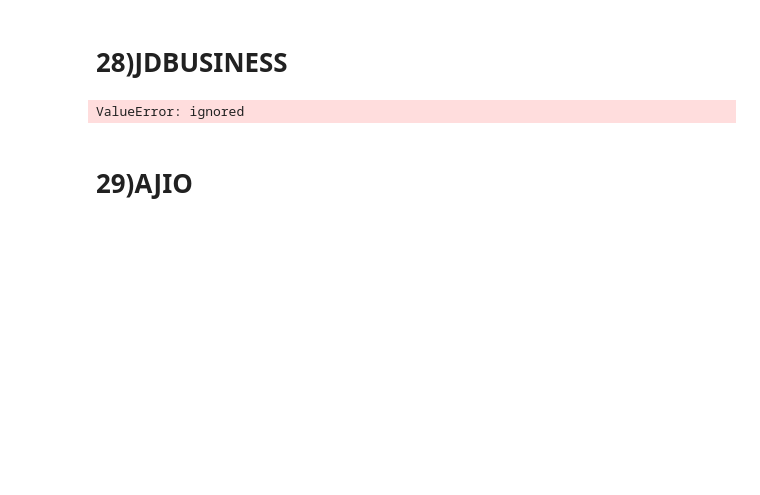
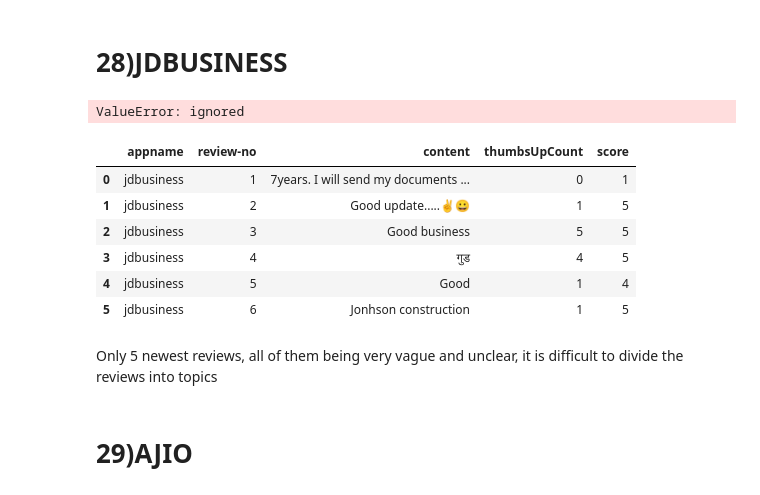
Before and after one commit to vedasam-ch15/Google-Play-Store-Data-Analysis, a Jupyter notebook: Topic_Modeling_apps.ipynb, the cells around one changed output. Saved outputs shown, nothing was run; the diff lists cells and outputs as text; code cells hidden in the pictures; blank space fills up the shorter version.

Commit message:
Topic modeling done

```diff
--- a/Topic_Modeling_apps.ipynb
+++ b/Topic_Modeling_apps.ipynb
@@ -866,6 +1033,22 @@ Words: 0.069*"meet" + 0.057*"phone" + 0.054*"permiss" + 0.054*"need" + 0.042*"co
 lda(appsnamelist[27])
 # %% [output]
 ValueError: ignored
+# %%
+for (appname), group in full_data.groupby(['appname']):
+     group.to_csv(f'{appname}.csv', index=False)
+
+data1 = pd.read_csv('jdbusiness.csv')
+data1
+# %% [output]
+|  | appname | review-no | content | thumbsUpCount | score |
+| 0 | jdbusiness | 1 | 7years. I will send my documents ... | 0 | 1 |
+| 1 | jdbusiness | 2 | Good update.....✌️😀 | 1 | 5 |
+| 2 | jdbusiness | 3 | Good business | 5 | 5 |
+| 3 | jdbusiness | 4 | गुड | 4 | 5 |
+| 4 | jdbusiness | 5 | Good | 1 | 4 |
+| 5 | jdbusiness | 6 | Jonhson construction | 1 | 5 |
+# %% [markdown]
+Only 5 newest reviews, all of them being very vague and unclear, it is difficult to divide the reviews into topics
 # %% [markdown]
 # **29)AJIO**
 # %%
```
Also changed, not shown: parts of 47 cells of this notebook.
